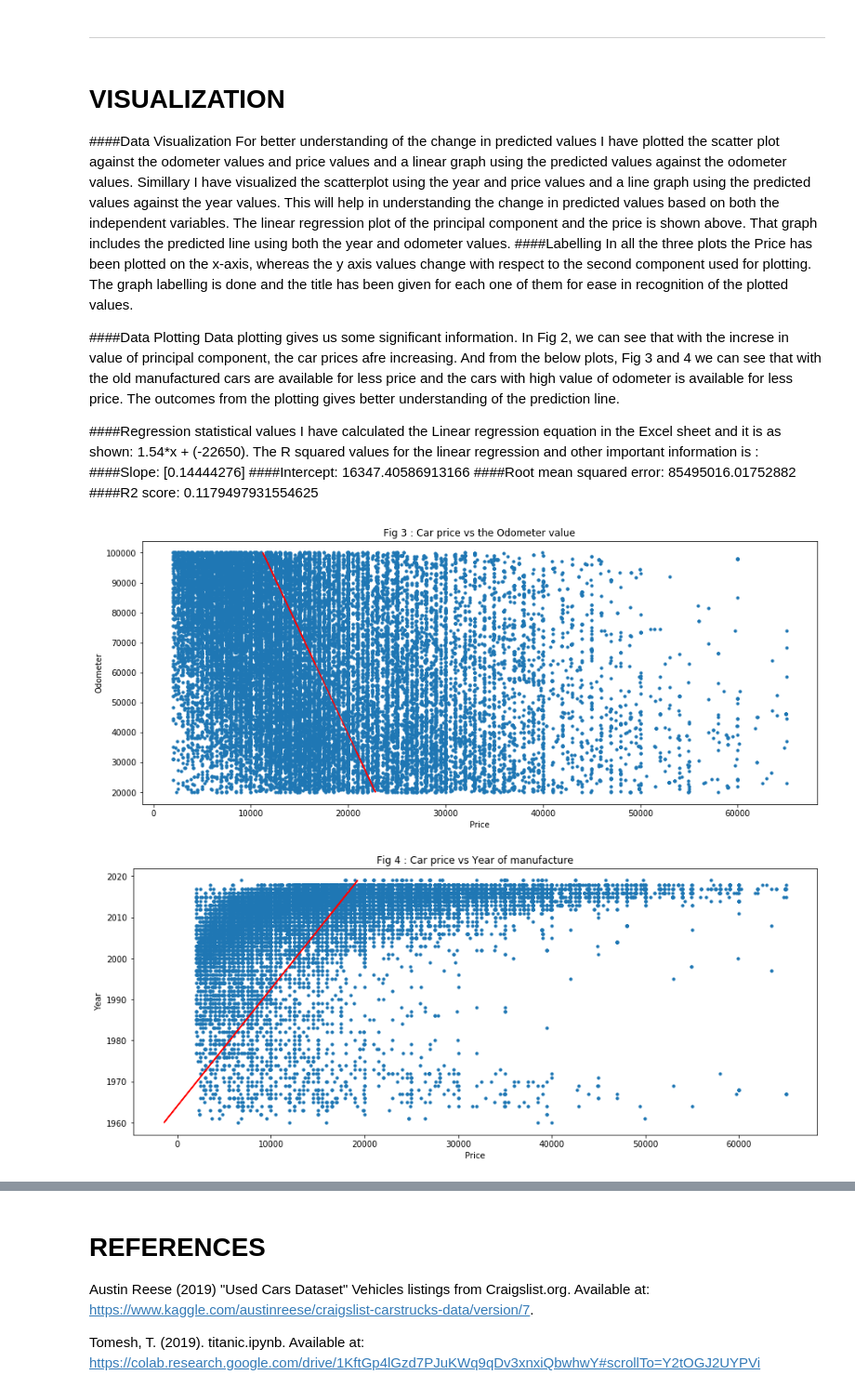
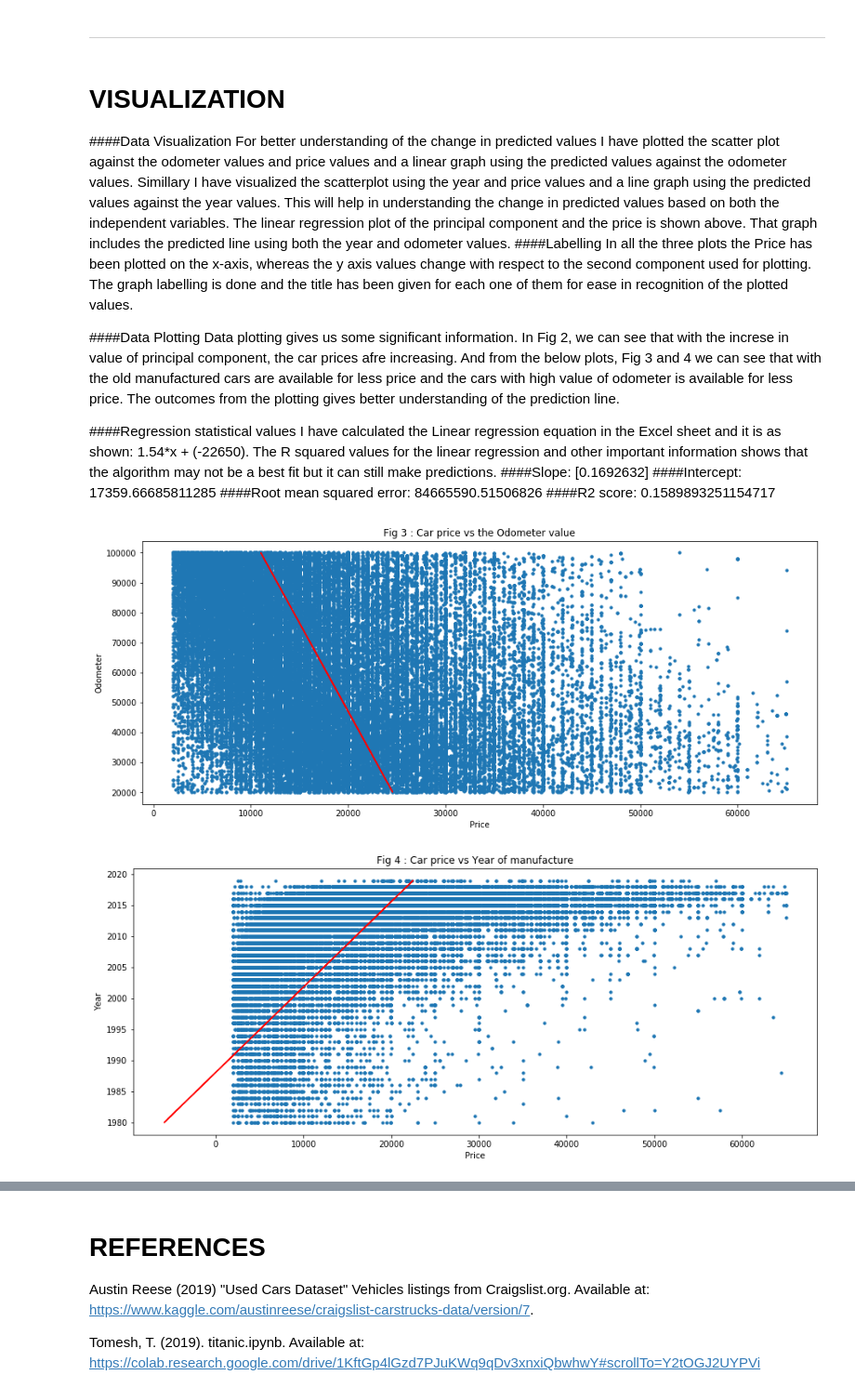
Before and after one commit to jashanmalhi/Data-Analysis, a Jupyter notebook: Used_Cars_Data_Modelling.ipynb, the cells around one changed output, grey strips where cells are left out. Shown at 93% size. Drawn from its saved outputs; the diff is of its cells as text; code cells hidden in the pictures.

```diff
--- a/Used_Cars_Data_Modelling.ipynb
+++ b/Used_Cars_Data_Modelling.ipynb
@@ -82,17 +93,18 @@ del ledger["condition"]
 # %%
+data = ledger
 
 #I have used the dropna command for all the rows where even any one column value is missing.
-ledger = ledger.dropna()
+data = data.dropna()
 
-#delete the rows where year < 1960 and price < 200
-ledger.drop(ledger[ledger.price < 2000].index, inplace = True)
-ledger.drop(ledger[ledger.year < 1960].index, inplace = True)
-ledger.sort_values(["year"], ascending=False, inplace=True)
-ledger.drop(ledger[ledger.price > 65000].index, inplace = True)
-ledger.drop(ledger[ledger.odometer < 20000].index, inplace = True)
-ledger.drop(ledger[ledger.odometer > 100000].index, inplace = True)
+#delete the rows where year < 1980 and price < 2000
+data.drop(data[data.price < 2000].index, inplace = True)
+data.drop(data[data.year < 1980].index, inplace = True)
+data.sort_values(["year"], ascending=False, inplace=True)
+data.drop(data[data.price > 65000].index, inplace = True)
+data.drop(data[data.odometer < 20000].index, inplace = True)
+data.drop(data[data.odometer > 100000].index, inplace = True)
 
 #sorted the listings by the year of manufacture in descending order
-ledger = ledger.reset_index(drop=True)
+data = data.reset_index(drop=True)
 # %%
 plt.figure(figsize=(15,6))
@@ -247,17 +267,17 @@ Data plotting gives us some significant information. In Fig 2, we can see that w
 ####Regression statistical values
 I have calculated the Linear regression equation in the Excel sheet and it is as shown:
 1.54*x + (-22650).
-The R squared values for the linear regression and other important information is :
-####Slope: [0.14444276]
-####Intercept: 16347.40586913166
-####Root mean squared error:  85495016.01752882
-####R2 score:  0.1179497931554625
+The R squared values for the linear regression and other important information shows that the algorithm may not be a best fit but it can still make predictions.
+####Slope: [0.1692632]
+####Intercept: 17359.66685811285
+####Root mean squared error:  84665590.51506826
+####R2 score:  0.1589893251154717
 # %%
-lin_reg = LinearRegression()
+lin_reg_odo = LinearRegression()
 
-lin_reg.fit(x_odometer, price_val)
+lin_reg_odo.fit(x_odometer, price_val)
 
-price_predicted = lin_reg.predict(x_odometer)
+price_predicted_odo = lin_reg_odo.predict(x_odometer)
 
 # plotting values
 plt.figure(figsize=(15,6))
@@ -267,27 +287,27 @@ plt.xlabel('Price')
 plt.ylabel('Odometer')
 plt.title("Fig 3 : Car price vs the Odometer value")
 # predicted values
-plt.plot( price_predicted, x_odometer, color='r')
+plt.plot( price_predicted_odo, x_odometer, color='r')
 plt.show()
 # %% [output]
-[figure, old version]
+[figure, new version]
 # %%
-lin_reg = LinearRegression()
+lin_reg_year = LinearRegression()
 
-lin_reg.fit(x_year, price_val)
+lin_reg_year.fit(x_year, price_val)
 
-price_predicted = lin_reg.predict(x_year)
+price_predicted_year = lin_reg_year.predict(x_year)
 
 # plotting values
 plt.figure(figsize=(15,6))
 
 # data points
 plt.scatter( price_val,x_year, s=10)
 plt.xlabel('Price')
 plt.ylabel('Year')
 plt.title("Fig 4 : Car price vs Year of manufacture")
 # predicted values
-plt.plot( price_predicted,x_year, color='r')
+plt.plot( price_predicted_year,x_year, color='r')
 plt.show()
 # %% [output]
-[figure, old version]
+[figure, new version]
```
Also changed, not shown: parts of 18 cells of this notebook.
